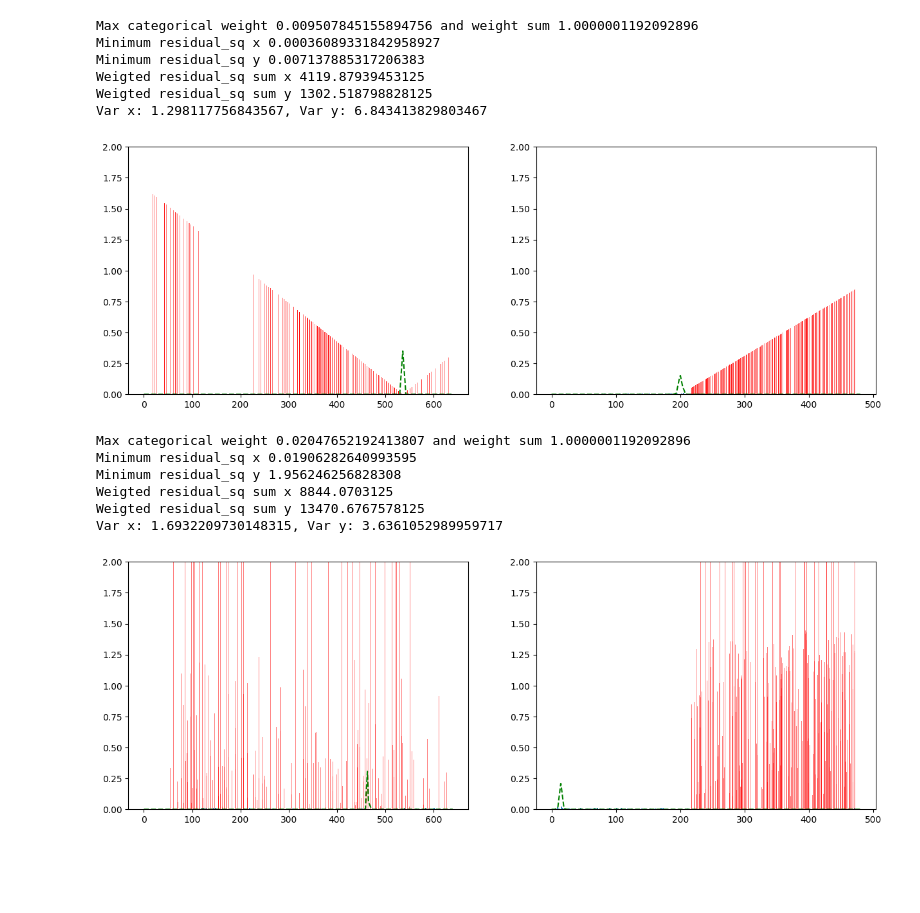
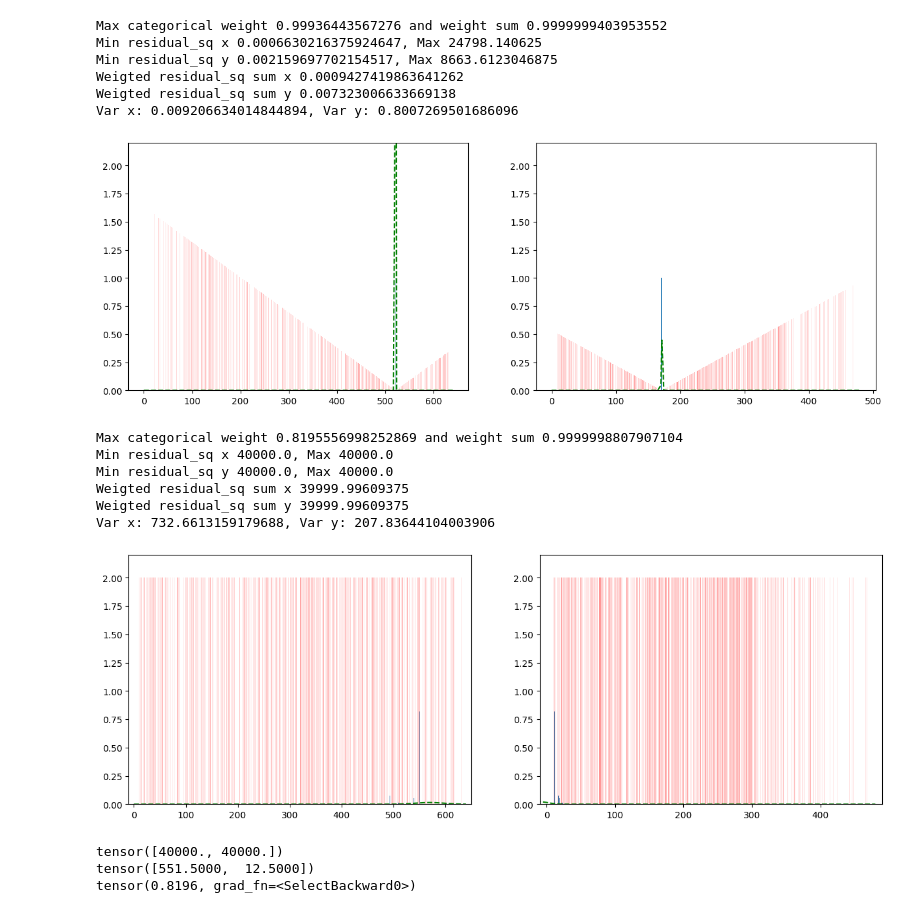
Before and after one commit to HLrwth/glue-factory, a Jupyter notebook: scripts/vis.ipynb, the cells around one changed output. Saved outputs shown, nothing was run; the diff lists cells and outputs as text; code cells hidden in the pictures; blank space fills up the shorter version.

```diff
--- a/scripts/vis.ipynb
+++ b/scripts/vis.ipynb
@@ -14,7 +14,7 @@ from gluefactory.models import get_model
 from matplotlib import pyplot as plt
 import numpy as np
 # %%
-conf = OmegaConf.load(file_="../gluefactory/configs/superpoint+simpleglue_homography_debug.yaml")
+conf = OmegaConf.load("../gluefactory/configs/superpoint+simpleglue_homography_debug.yaml")
 # %%
 device= 'cpu'
 # %%
@@ -31,6 +33,7 @@ model = get_model(conf.model.name)(conf.model).to(device)
 # train the model
 torch.autograd.set_detect_anomaly(False)
 tot_steps = 1
+log_interval = 10
 lr = 1e-5
 params = [(n, p) for n, p in model.named_parameters() if p.requires_grad]
 all_params = [p for n, p in params]
@@ -56,6 +59,7 @@ while(step < tot_steps):
         torch.nn.utils.clip_grad_norm_(all_params, conf.train.clip_grad)
         optimizer.step()
         scheduler.step()
-        # print(f"Step {step}/{tot_steps}- lr: {scheduler.get_last_lr()} - Loss total: {loss.item()}, Last rpr Loss: {losses['last_rp'].item()}, Last lagvar Loss: {losses['last_logvar'].item()}")
+        if step % log_interval == 0:
+            print(f"Step {step}/{tot_steps}- lr: {scheduler.get_last_lr()} - Loss total: {loss.item()}, Last rpr Loss: {losses['last_rp'].item()}, Last lagvar Loss: {losses['last_logvar'].item()}")
         step += 1
 # %% [output]
@@ -103,7 +67,7 @@ gt_res1_0_sq torch.Size([1, 512, 512, 2])
 # %%
 def plot_p_and_var(tmp_n, kps_tgt, proj, r_square, p_tgt_src, log_var, w = 640, h = 480, tp = False):
     var = torch.exp(log_var).squeeze().detach().cpu().numpy()
-    kps_tgt = kps_tgt.squeeze().detach().cpu().numpy() # target
+    kps_tgt = kps_tgt.squeeze().detach().cpu().numpy().astype(int) # target
 
     if tp:
         r_square = r_square.transpose(-2, -3)
@@ -114,16 +78,16 @@ def plot_p_and_var(tmp_n, kps_tgt, proj, r_square, p_tgt_src, log_var, w = 640,
     dist = p_tgt_src.squeeze()[tmp_n].detach().cpu().numpy()
 
     print(f'Max categorical weight {dist.max()} and weight sum {dist.sum()}')
-    print(f"Minimum residual_sq x {r_square_n_x.min()}")
-    print(f"Minimum residual_sq y {r_square_n_y.min()}")
+    print(f"Min residual_sq x {r_square_n_x.min()}, Max {r_square_n_x.max()}")
+    print(f"Min residual_sq y {r_square_n_y.min()}, Max {r_square_n_y.max()}")
     print(f"Weigted residual_sq sum x {(r_square_n_x * dist).sum()}")
     print(f"Weigted residual_sq sum y {(r_square_n_y * dist).sum()}")
 
     f, (ax1, ax2) = plt.subplots(1, 2, figsize=(15, 5))
-    ax1.bar(kps_tgt[:, 0], dist, width=2, alpha=0.9)
-    ax2.bar(kps_tgt[:, 1], dist, width=2, alpha=0.9)
-    ax1.bar(kps_tgt[:, 0], r_square_n_x**0.5 / 100, width=0.5, color='r', alpha=0.5)
-    ax2.bar(kps_tgt[:, 1], r_square_n_y**0.5 / 100, width=0.5, color='r', alpha=0.5)
+    ax1.bar(kps_tgt[:, 0], dist, width=1, alpha=1)
+    ax2.bar(kps_tgt[:, 1], dist, width=1, alpha=1)
+    ax1.bar(kps_tgt[:, 0], r_square_n_x**0.5 / 100, width=1, color='r', alpha=0.1)
+    ax2.bar(kps_tgt[:, 1], r_square_n_y**0.5 / 100, width=1, color='r', alpha=0.1)
 
     kp0_proj1_x = proj.squeeze()[tmp_n, 0].detach().cpu().numpy()
     kp0_proj1_y = proj.squeeze()[tmp_n, 1].detach().cpu().numpy() # point 80 projected in image 0
@@ -138,28 +102,44 @@ def plot_p_and_var(tmp_n, kps_tgt, proj, r_square, p_tgt_src, log_var, w = 640,
     h_x = np.linspace(0, h, 100)
     h_x = np.sort(np.append(h_x, kp0_proj1_y))
     h_y = norm.pdf(h_x, kp0_proj1_y, variance_y**0.5)
+
+    # set xlim
+    ax1.set_xlim([-10, w+10])
+    ax2.set_xlim([-10, h+10])
     # set ylim
-    ax1.set_ylim([0, 2])
-    ax2.set_ylim([0, 2])
+    ax1.set_ylim([0, 2.2])
+    ax2.set_ylim([0, 2.2])
     ax1.plot(w_x, w_y, 'g--')
     ax2.plot(h_x, h_y, 'g--')
 # %%
-plot_p_and_var(346, pred['keypoints1'], pred['gt_proj_0to1'], pred['gt_res0_1_sq'], pred['p_rp_01'], pred['logvar_01'])
+plot_p_and_var(0, pred['keypoints1'], pred['gt_proj_0to1'], pred['gt_res0_1_sq'], pred['p_rp_01'], pred['logvar_01'])
 # %% [output]
-Max categorical weight 0.009507845155894756 and weight sum 1.0000001192092896
-Minimum residual_sq x 0.00036089331842958927
-Minimum residual_sq y 0.007137885317206383
-Weigted residual_sq sum x 4119.87939453125
-Weigted residual_sq sum y 1302.518798828125
-Var x: 1.298117756843567, Var y: 6.843413829803467
+Max categorical weight 0.99936443567276 and weight sum 0.9999999403953552
+Min residual_sq x 0.0006630216375924647, Max 24798.140625
+Min residual_sq y 0.002159697702154517, Max 8663.6123046875
+Weigted residual_sq sum x 0.0009427419863641262
+Weigted residual_sq sum y 0.007323006633669138
+Var x: 0.009206634014844894, Var y: 0.8007269501686096
-[figure, old version]
+[figure, new version]
 # %%
-plot_p_and_var(266, pred['keypoints0'], pred['gt_proj_1to0'], pred['gt_res1_0_sq'], pred['p_rp_10'], pred['logvar_10'], tp = True)
+plot_p_and_var(0, pred['keypoints0'], pred['gt_proj_1to0'], pred['gt_res1_0_sq'], pred['p_rp_10'], pred['logvar_10'])
 # %% [output]
-Max categorical weight 0.02047652192413807 and weight sum 1.0000001192092896
-Minimum residual_sq x 0.01906282640993595
-Minimum residual_sq y 1.956246256828308
-Weigted residual_sq sum x 8844.0703125
-Weigted residual_sq sum y 13470.6767578125
-Var x: 1.6932209730148315, Var y: 3.6361052989959717
+Max categorical weight 0.8195556998252869 and weight sum 0.9999998807907104
+Min residual_sq x 40000.0, Max 40000.0
+Min residual_sq y 40000.0, Max 40000.0
+Weigted residual_sq sum x 39999.99609375
+Weigted residual_sq sum y 39999.99609375
+Var x: 732.6613159179688, Var y: 207.83644104003906
-[figure, old version]
+[figure, new version]
+# %%
+p_idx_10_of_N = torch.argmax(pred['p_rp_10'][0][0])
+res_of_N = pred['gt_res1_0_sq'][0][0][p_idx_10_of_N]
+proj_of_N = pred['keypoints0'][0][p_idx_10_of_N]
+prob_of_N = pred['p_rp_10'][0][0][p_idx_10_of_N]
+print(res_of_N)
+print(proj_of_N)
+print(prob_of_N)
+# %% [output]
+tensor([40000., 40000.])
+tensor([551.5000,  12.5000])
+tensor(0.8196, grad_fn=<SelectBackward0>)
```
Also changed, not shown: parts of 30 cells of this notebook, 5 other files.
